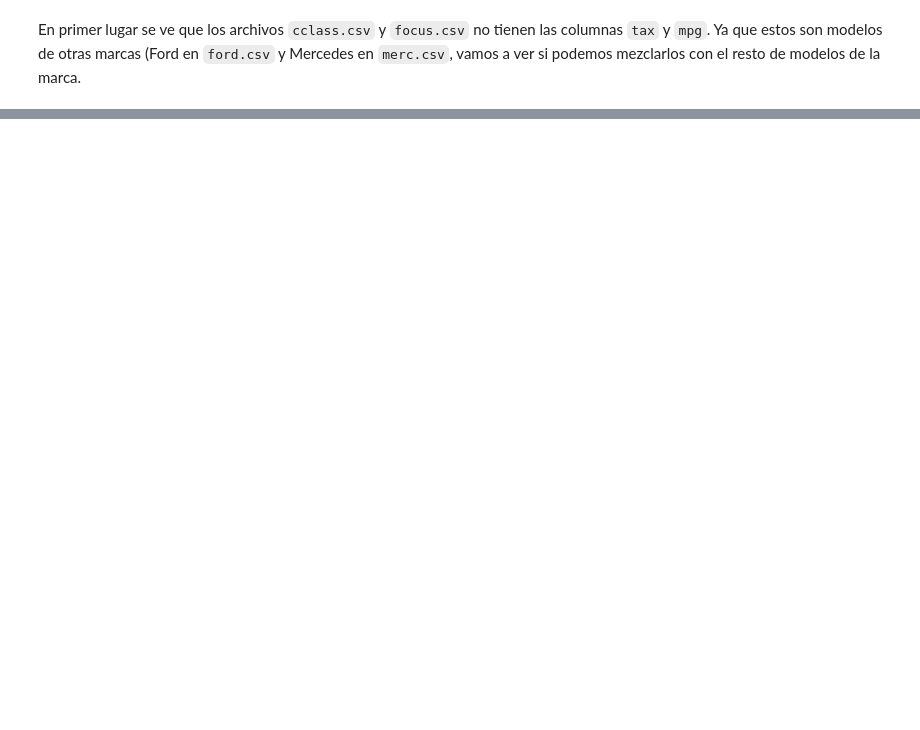
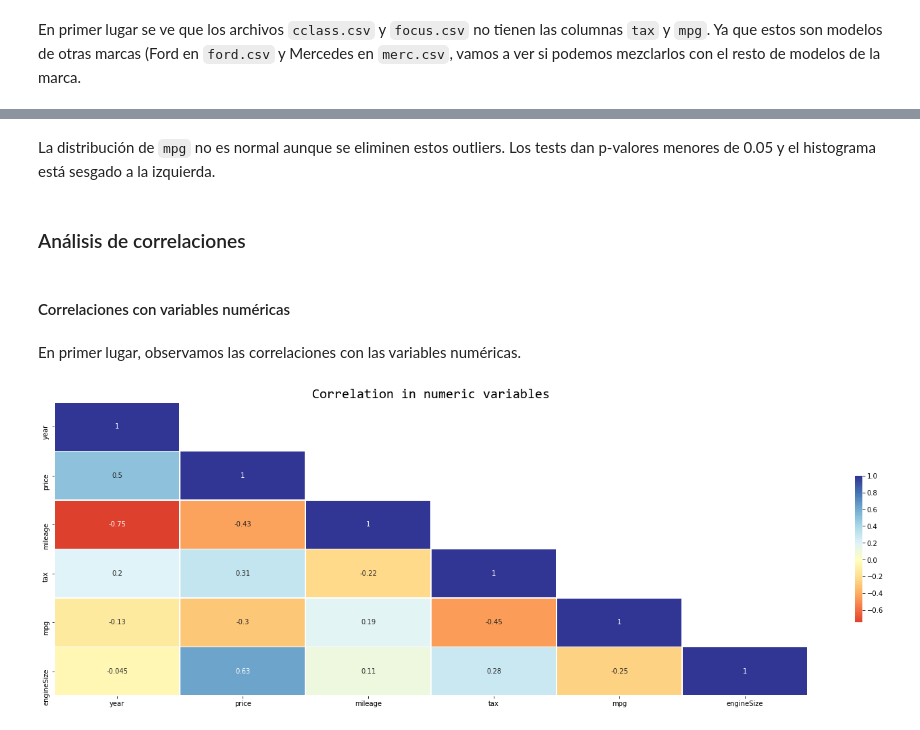
Before and after one commit to dietrujillo/ml_lab, a Jupyter notebook: lab1/notebooks/lab1.ipynb, the cells around one changed output, grey strips where cells are left out. Cells and saved outputs as stored; diff of their text form; code cells hidden in the pictures; blank space fills up the shorter version.

```diff
--- a/lab1/notebooks/lab1.ipynb
+++ b/lab1/notebooks/lab1.ipynb
@@ -88,0 +183,4 @@ En primer lugar se ve que los archivos `cclass.csv` y `focus.csv` no tienen las
+# %%
+dataframes["merc"] = dataframes["merc"].append(dataframes["cclass"])
+dataframes["ford"] = dataframes["ford"].append(dataframes["focus"])
+del dataframes["cclass"], dataframes["focus"]
@@ -88,0 +324,24 @@ En primer lugar se ve que los archivos `cclass.csv` y `focus.csv` no tienen las
+# %% [markdown]
+La distribución de `mpg` no es normal aunque se eliminen estos outliers. Los tests dan p-valores menores de 0.05 y el histograma está sesgado a la izquierda.
+# %% [markdown]
+### Análisis de correlaciones
+# %% [markdown]
+#### Correlaciones con variables numéricas
+# %% [markdown]
+En primer lugar, observamos las correlaciones con las variables numéricas.
+# %%
+corr = df.corr()
+
+plt.figure(figsize=(25, 8))
+
+mask = np.zeros_like(corr, dtype=np.bool)
+mask[np.triu_indices_from(mask)] = True
+mask[np.diag_indices_from(mask)] = False
+
+sns.heatmap(corr, mask=mask, cmap="RdYlBu", center=0, annot=True,
+            square=False, linewidths=.5, cbar_kws={"shrink": .5})
+
+plt.title("Correlation in numeric variables", fontdict={"family": "Consolas", "size": 20})
+plt.show()
+# %% [output]
+[figure, added]
```
Also changed, not shown: parts of 59 cells of this notebook, 3 other files.
